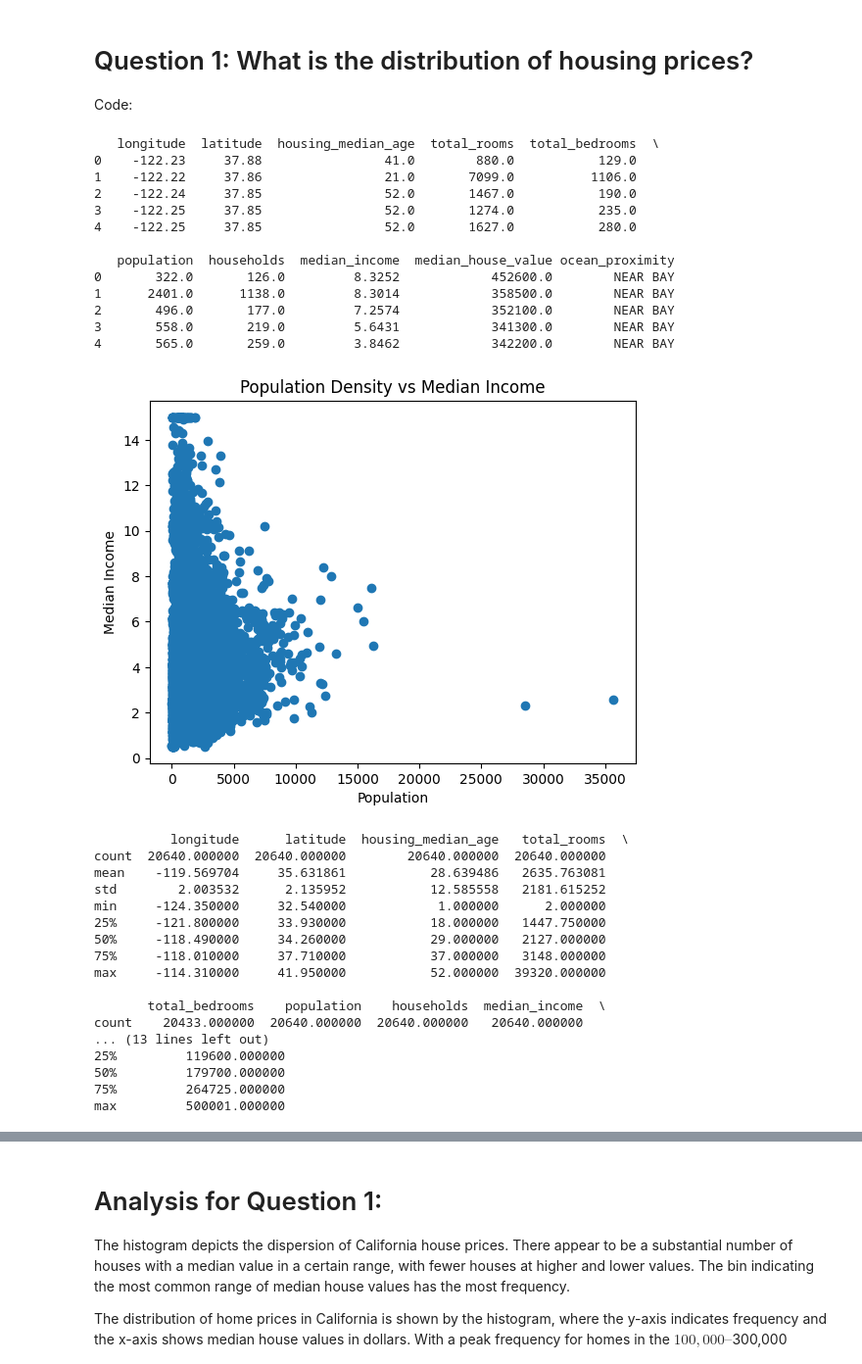
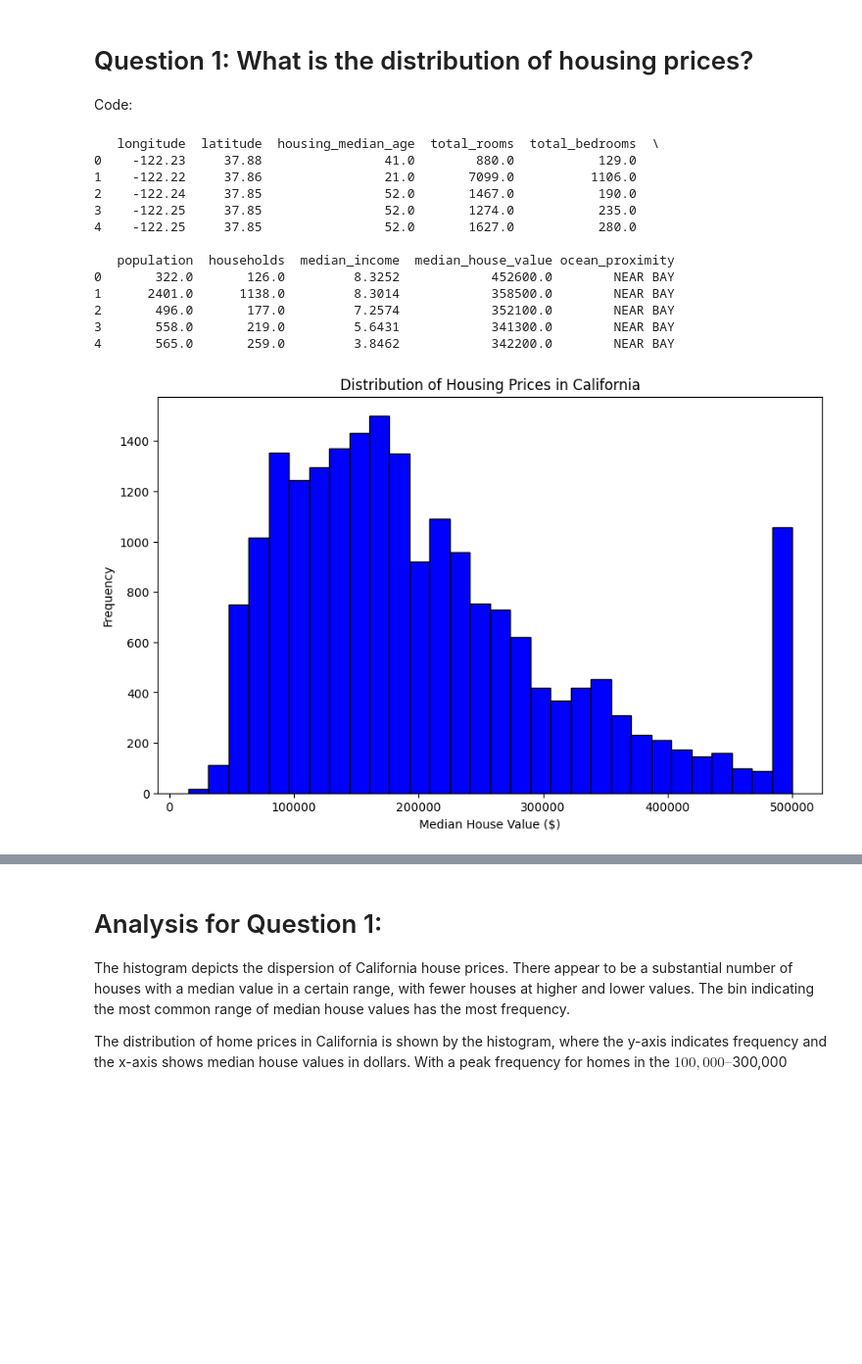
Before and after one commit to JERRYZ-X/Project2, a Jupyter notebook: Project 2.ipynb, the cells around one changed output, grey strips where cells are left out. Shown at 98% size. Saved outputs shown, nothing was run; the diff lists cells and outputs as text; code cells hidden in the pictures; blank space fills up the shorter version.

```diff
--- a/Project 2.ipynb
+++ b/Project 2.ipynb
@@ -17,49 +17,32 @@ Code:
 # %%
 import pandas as pd
 import matplotlib.pyplot as plt
 
 # Load the dataset (replace 'path_to_dataset' with the actual path to your CSV file)
-housing_data = pd.read_csv('/content/drive/MyDrive/Colab Notebooks/housing.csv')
+housing_data = pd.read_csv('housing.csv')
 
 # Display the first few rows of the dataset to understand its structure
 print(housing_data.head())
 
 # Question 1: What is the distribution of housing prices?
 plt.figure(figsize=(10, 6))
 plt.hist(housing_data['median_house_value'], bins=30, color='blue', edgecolor='black')
 plt.title('Distribution of Housing Prices in California')
 plt.xlabel('Median House Value ($)')
 plt.ylabel('Frequency')
 plt.show()
 # %% [output]
    longitude  latitude  housing_median_age  total_rooms  total_bedrooms  \
 0    -122.23     37.88                41.0        880.0           129.0
 1    -122.22     37.86                21.0       7099.0          1106.0
 2    -122.24     37.85                52.0       1467.0           190.0
 3    -122.25     37.85                52.0       1274.0           235.0
 4    -122.25     37.85                52.0       1627.0           280.0
 
    population  households  median_income  median_house_value ocean_proximity
 0       322.0       126.0         8.3252            452600.0        NEAR BAY
 1      2401.0      1138.0         8.3014            358500.0        NEAR BAY
 2       496.0       177.0         7.2574            352100.0        NEAR BAY
 3       558.0       219.0         5.6431            341300.0        NEAR BAY
 4       565.0       259.0         3.8462            342200.0        NEAR BAY
-[figure, old version]
+[figure, new version]
-          longitude      latitude  housing_median_age   total_rooms  \
-count  20640.000000  20640.000000        20640.000000  20640.000000
-mean    -119.569704     35.631861           28.639486   2635.763081
-std        2.003532      2.135952           12.585558   2181.615252
-min     -124.350000     32.540000            1.000000      2.000000
-25%     -121.800000     33.930000           18.000000   1447.750000
-50%     -118.490000     34.260000           29.000000   2127.000000
-75%     -118.010000     37.710000           37.000000   3148.000000
-max     -114.310000     41.950000           52.000000  39320.000000
-
-       total_bedrooms    population    households  median_income  \
-count    20433.000000  20640.000000  20640.000000   20640.000000
-... (13 lines left out)
-25%         119600.000000
-50%         179700.000000
-75%         264725.000000
-max         500001.000000
```
Also changed, not shown: parts of 1 cell of this notebook.
